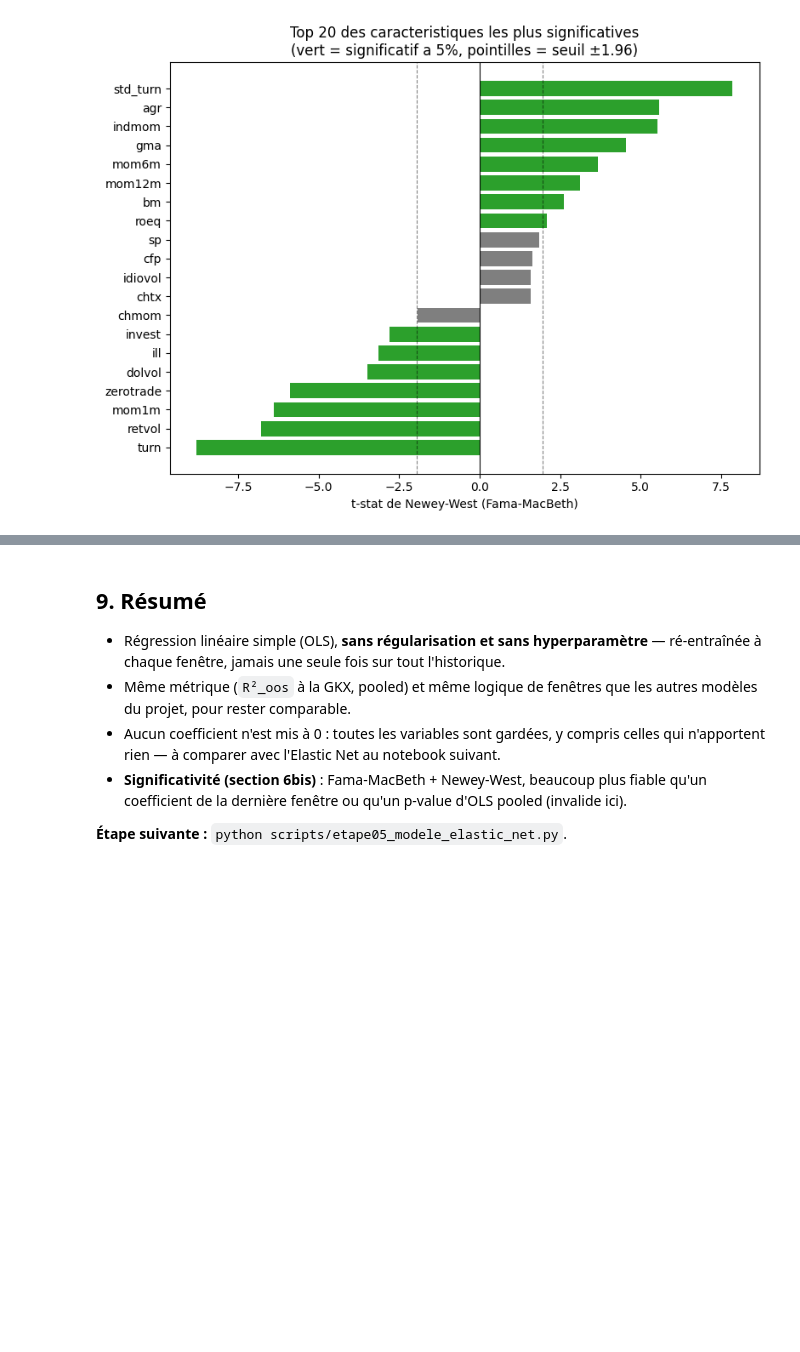
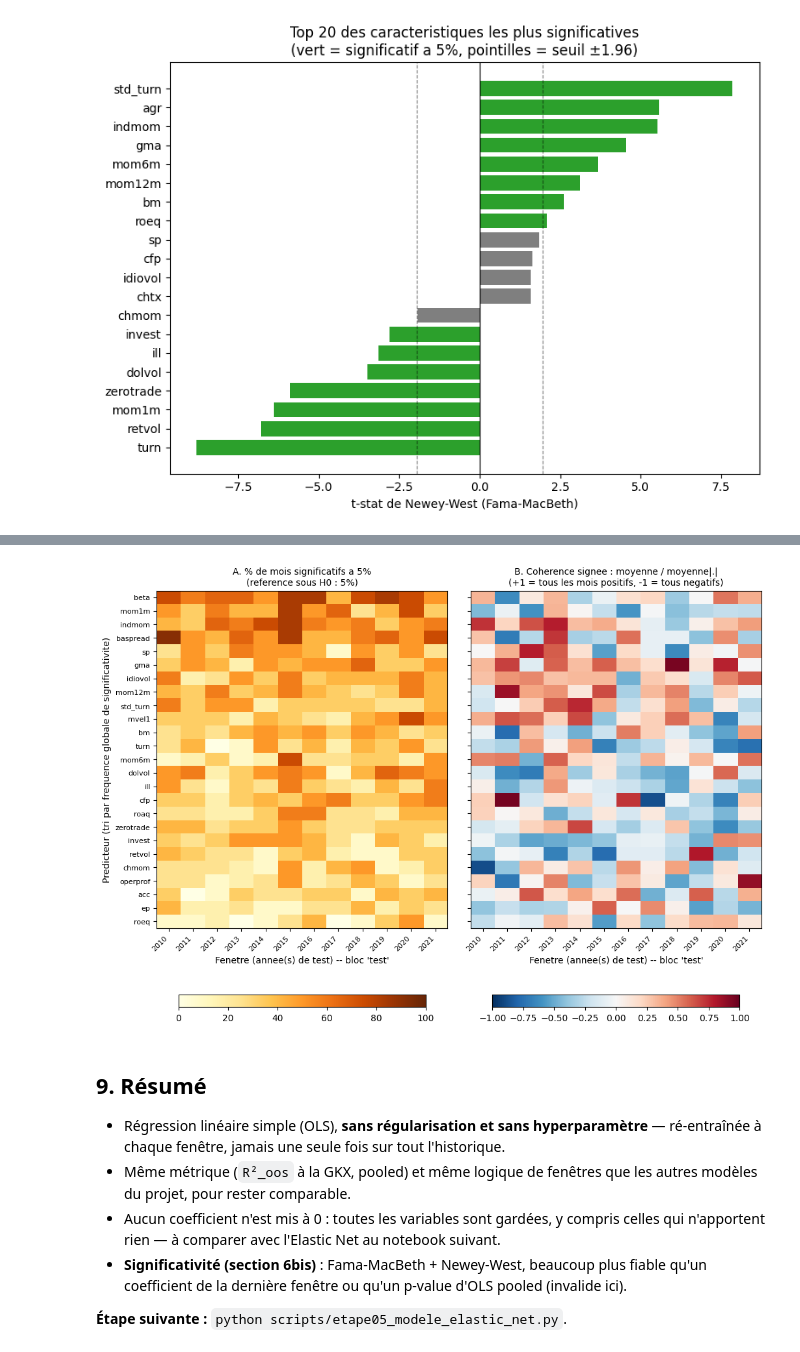
Before and after one commit to AlessioNo/Memoire, a Jupyter notebook: notebooks/04_modele_lineaire.ipynb, the cells around one changed output, grey strips where cells are left out. Saved outputs shown, nothing was run; the diff lists cells and outputs as text; code cells hidden in the pictures; blank space fills up the shorter version.

```diff
--- a/notebooks/04_modele_lineaire.ipynb
+++ b/notebooks/04_modele_lineaire.ipynb
@@ -166,10 +142,0 @@ varie fortement d'une période à l'autre (crises, changements de régime de mar
-# %%
-fig, ax = plt.subplots(figsize=(9, 4.5))
-ax.plot(resultats_par_fenetre['annee_test'], resultats_par_fenetre['r2_oos_test'], marker='o')
-ax.axhline(0, color='black', linewidth=0.8)
-ax.set_xlabel("Annee(s) de test de la fenetre")
-ax.set_ylabel("R2_oos test")
-ax.set_title("Regression lineaire : R2_oos test par fenetre")
-plt.xticks(rotation=45, ha='right')
-plt.tight_layout()
-plt.show()
@@ -355,3 +286,87 @@ Apercu des predictions sauvegardees :
+# %%
+## 6ter. Frequence de significativite et coherence de signe, fenetre par fenetre
+import fenetres
+import chemins
+
+BLOC = 'test'        # 'test' (hors-echantillon) ou 'train' (colonnes plus longues)
+N_AFFICHES = 25      # None = tous les predicteurs
+MOIS_MINIMUM = 6     # une fenetre plus courte est ignoree
+
+coefs_fm = pd.read_parquet(chemins.sortie('coefficients_fm_mensuels'))
+erreurs_fm = pd.read_parquet(chemins.sortie('erreurs_types_fm_mensuels'))
+
+# Significativite au niveau du MOIS : t-stat sur ~3000 entreprises, bien estime
+t_mensuels = coefs_fm / erreurs_fm
+significatif = t_mensuels.abs() >= 1.96
+
+liste_fenetres = fenetres.generer_fenetres(
+    coefs_fm.index,
+    type_fenetre=config.TYPE_FENETRE,
+    annees_train_initial=config.ANNEES_TRAIN_INITIAL,
+    annees_validation=config.ANNEES_VALIDATION,
+    annees_test_par_fenetre=config.ANNEES_TEST_PAR_FENETRE,
+    reduction_validation_par_fenetre=config.REDUCTION_VALIDATION_PAR_FENETRE,
+    fenetre_debut_reduction_validation=config.FENETRE_DEBUT_REDUCTION_VALIDATION,
+    annees_validation_minimum=config.ANNEES_VALIDATION_MINIMUM,
+)
+
+blocs, blocs_sig = {}, {}
+for f in liste_fenetres:
+    mois = [m for m in f[BLOC] if m in coefs_fm.index]
+    if len(mois) >= MOIS_MINIMUM:
+        blocs[f['annee_test']] = coefs_fm.loc[mois]
+        blocs_sig[f['annee_test']] = significatif.loc[mois]
+
+if not blocs:
+    raise ValueError(
+        f"Aucune fenetre n'a au moins {MOIS_MINIMUM} mois dans le bloc '{BLOC}'. "
+        "Verifie MOIS_MINIMUM et config.ANNEES_TEST_PAR_FENETRE."
+    )
+
+# Panneau A : % de mois de la fenetre ou le coefficient est significatif a 5%
+panneau_a = pd.DataFrame({k: b.mean() * 100 for k, b in blocs_sig.items()})
+# Panneau B : coherence SIGNEE, moyenne / moyenne|.|, entre -1 et +1
+moyenne_absolue = pd.DataFrame({k: b.abs().mean() for k, b in blocs.items()})
+panneau_b = (pd.DataFrame({k: b.mean() for k, b in blocs.items()})
+             / moyenne_absolue.replace(0, np.nan))
+
+# Ordre commun aux deux panneaux : le plus souvent significatif, toutes fenetres
+# confondues, en haut de l'ordonnee
+ordre = significatif.mean().reindex(panneau_a.index).sort_values()
+lignes = ordre.index[-N_AFFICHES:] if N_AFFICHES else ordre.index
+panneau_a = panneau_a.loc[lignes]
+panneau_b = panneau_b.loc[lignes]
+
+n_lignes, n_colonnes = panneau_a.shape
+
+fig, (ax_a, ax_b) = plt.subplots(
+    1, 2, figsize=(3 + 0.75 * n_colonnes, 2.5 + 0.28 * n_lignes),
+    sharey=True, gridspec_kw={'wspace': 0.08})
+
+image_a = ax_a.imshow(panneau_a.values, aspect='auto', cmap='YlOrBr',
+                      vmin=0, vmax=100, origin='lower')
+ax_a.set_title("A. % de mois significatifs a 5%\n(reference sous H0 : 5%)", fontsize=10)
+fig.colorbar(image_a, ax=ax_a, orientation='horizontal', pad=0.14, shrink=0.85)
+
+image_b = ax_b.imshow(panneau_b.values, aspect='auto', cmap='RdBu_r',
+                      vmin=-1, vmax=1, origin='lower')
+ax_b.set_title("B. Coherence signee : moyenne / moyenne|.|\n"
+               "(+1 = tous les mois positifs, -1 = tous negatifs)", fontsize=10)
+fig.colorbar(image_b, ax=ax_b, orientation='horizontal', pad=0.14, shrink=0.85)
+
+for ax in (ax_a, ax_b):
+    ax.set_xticks(range(n_colonnes))
+    ax.set_xticklabels(panneau_a.columns, rotation=45, ha='right', fontsize=8)
+    ax.set_xlabel(f"Fenetre (annee(s) de test) -- bloc '{BLOC}'")
+
+ax_a.set_yticks(range(n_lignes))
+ax_a.set_yticklabels(panneau_a.index, fontsize=8)
+ax_a.set_ylabel("Predicteur (tri par frequence globale de significativite)")
+
+plt.tight_layout()
+plt.show()
+# %% [output]
+[figure, added]
 # %% [markdown]
 ## 9. Résumé
 
```
Also changed, not shown: parts of 12 cells of this notebook, 5 other files.
